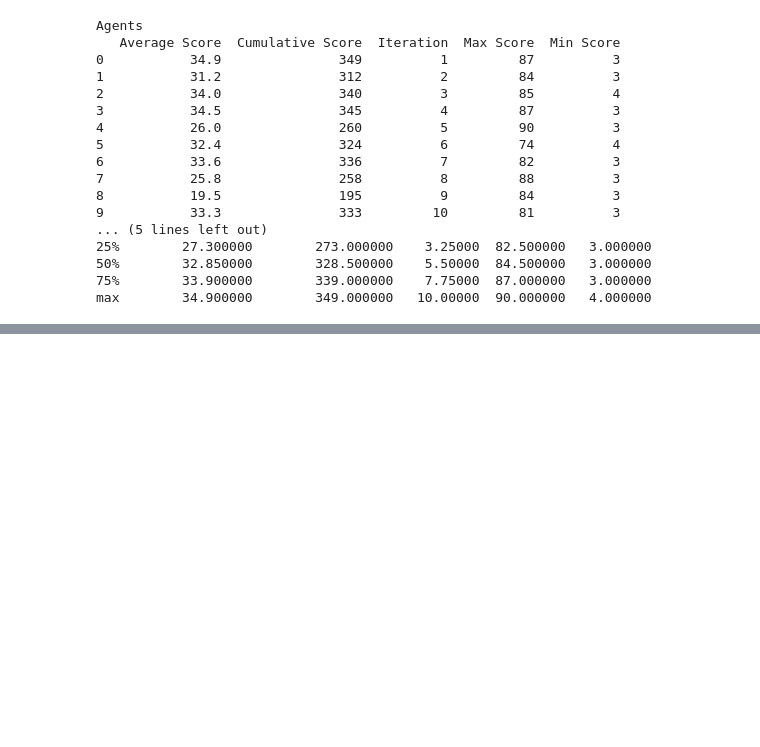
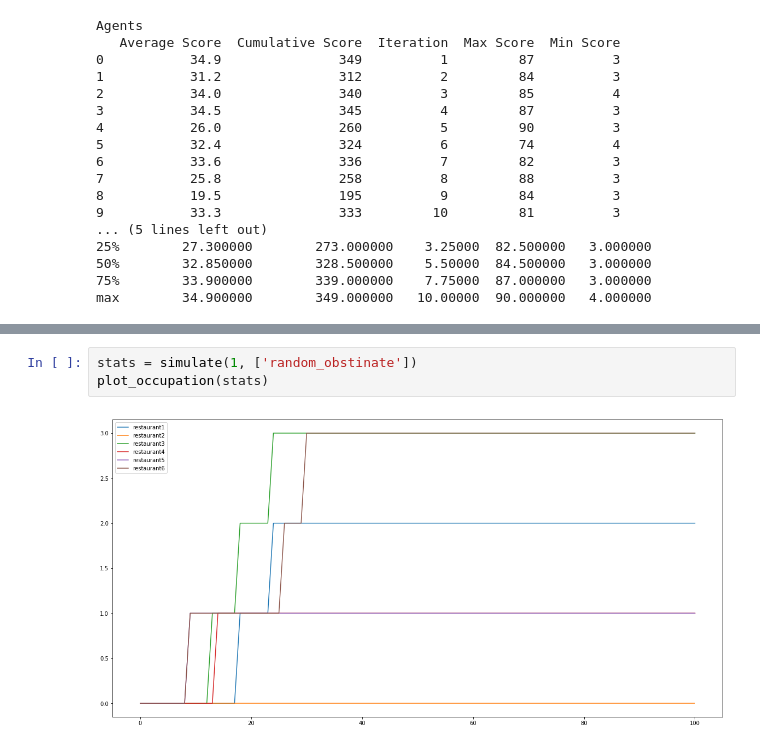
Before and after one commit to SU-3IN025-fev2020/projet-kolkata-quaranteam, a Jupyter notebook: Resultats.ipynb, the cells around one changed output, grey strips where cells are left out. Saved outputs shown, nothing was run; the diff lists cells and outputs as text; blank space fills up the shorter version.

```diff
--- a/Resultats.ipynb
+++ b/Resultats.ipynb
@@ -376,0 +640,5 @@ stats = simulate(2, [''])
+# %%
+stats = simulate(1, ['random_obstinate'])
+plot_occupation(stats)
+# %% [output]
+[figure, added]
```
Also changed, not shown: parts of 28 cells of this notebook, 1 other file.
